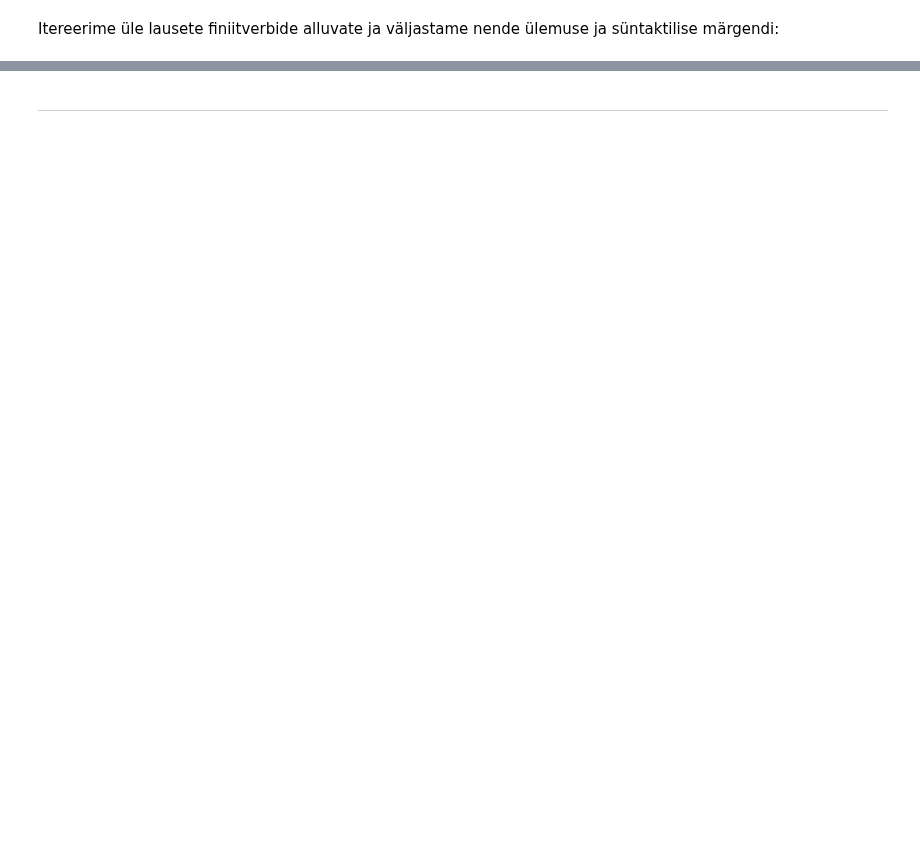
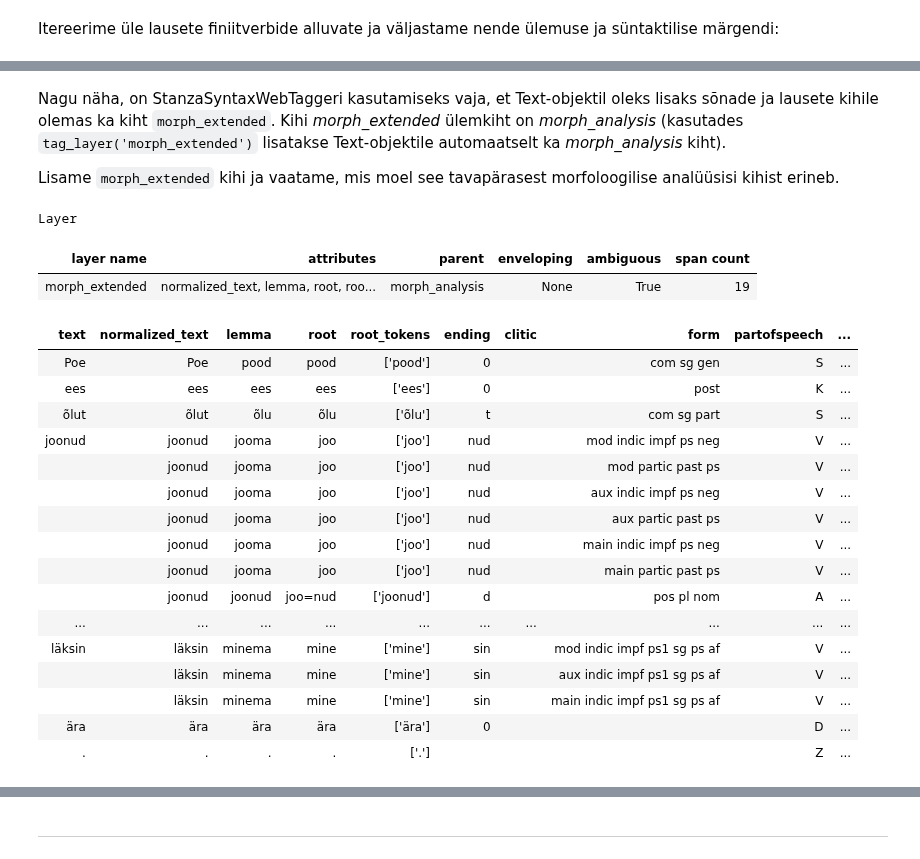
Before and after one commit to d009/EstNLP, a Jupyter notebook: Praktikum8/Praktikum_8.ipynb, the cells around one changed output, grey strips where cells are left out. Drawn from its saved outputs; the diff is of its cells as text; code cells hidden in the pictures; blank space fills up the shorter version.

```diff
--- a/Praktikum8/Praktikum_8.ipynb
+++ b/Praktikum8/Praktikum_8.ipynb
@@ -295,0 +200,31 @@ Ehk:
+# %% [markdown]
+Nagu näha, on StanzaSyntaxWebTaggeri kasutamiseks vaja, et Text-objektil oleks lisaks sõnade ja lausete kihile olemas ka kiht `morph_extended`.  Kihi *morph_extended* ülemkiht on *morph_analysis* (kasutades `tag_layer('morph_extended')` lisatakse Text-objektile automaatselt ka *morph_analysis* kiht).
+
+Lisame `morph_extended` kihi ja vaatame, mis moel see tavapärasest morfoloogilise analüüsisi kihist erineb.
+# %%
+from estnltk import Text
+text = Text('Poe ees õlut joonud mehed häirisid kohalikke, aga ükskõikne politsei ei teinud midagi. Mina läksin ära.')
+# %%
+text.tag_layer('morph_extended')
+display(text['morph_extended'])
+# %% [output]
+Layer
+| layer name | attributes | parent | enveloping | ambiguous | span count |
+| morph_extended | normalized_text, lemma, root, roo... | morph_analysis | None | True | 19 |
+| text | normalized_text | lemma | root | root_tokens | ending | clitic | form | partofspeech | ... |
+| Poe | Poe | pood | pood | ['pood'] | 0 |  | com sg gen | S | ... |
+| ees | ees | ees | ees | ['ees'] | 0 |  | post | K | ... |
+| õlut | õlut | õlu | õlu | ['õlu'] | t |  | com sg part | S | ... |
+| joonud | joonud | jooma | joo | ['joo'] | nud |  | mod indic impf ps neg | V | ... |
+|  | joonud | jooma | joo | ['joo'] | nud |  | mod partic past ps | V | ... |
+|  | joonud | jooma | joo | ['joo'] | nud |  | aux indic impf ps neg | V | ... |
+|  | joonud | jooma | joo | ['joo'] | nud |  | aux partic past ps | V | ... |
+|  | joonud | jooma | joo | ['joo'] | nud |  | main indic impf ps neg | V | ... |
+|  | joonud | jooma | joo | ['joo'] | nud |  | main partic past ps | V | ... |
+|  | joonud | joonud | joo=nud | ['joonud'] | d |  | pos pl nom | A | ... |
+| ... | ... | ... | ... | ... | ... | ... | ... | ... | ... |
+| läksin | läksin | minema | mine | ['mine'] | sin |  | mod indic impf ps1 sg ps af | V | ... |
+|  | läksin | minema | mine | ['mine'] | sin |  | aux indic impf ps1 sg ps af | V | ... |
+|  | läksin | minema | mine | ['mine'] | sin |  | main indic impf ps1 sg ps af | V | ... |
+| ära | ära | ära | ära | ['ära'] | 0 |  |  | D | ... |
+| . | . | . | . | ['.'] |  |  |  | Z | ... |
```
Also changed, not shown: parts of 79 cells of this notebook, 1 other file.
